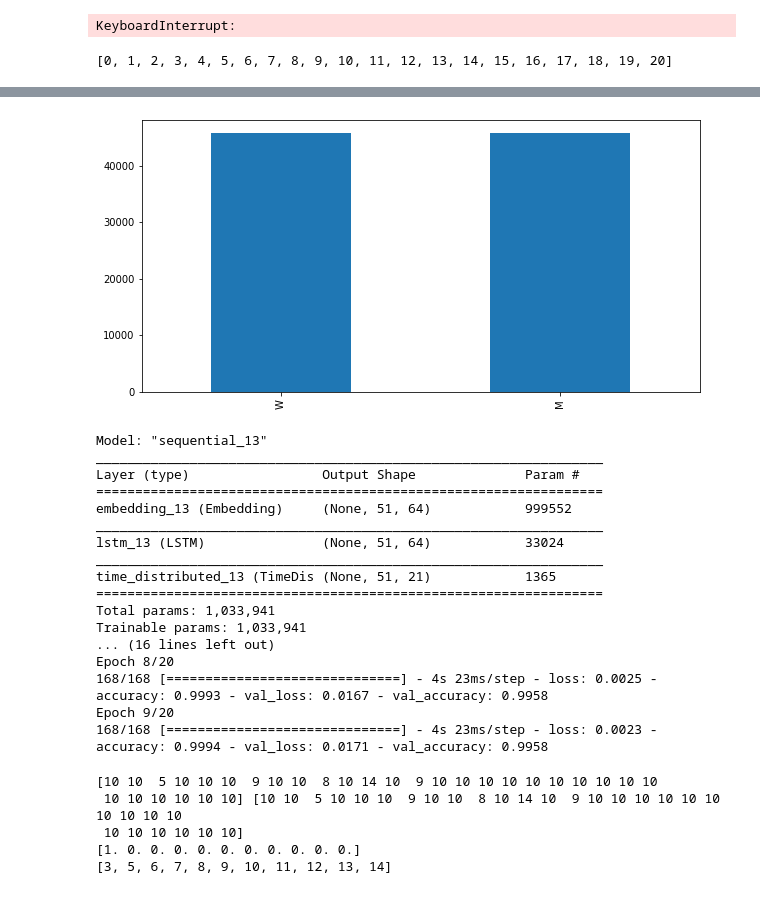
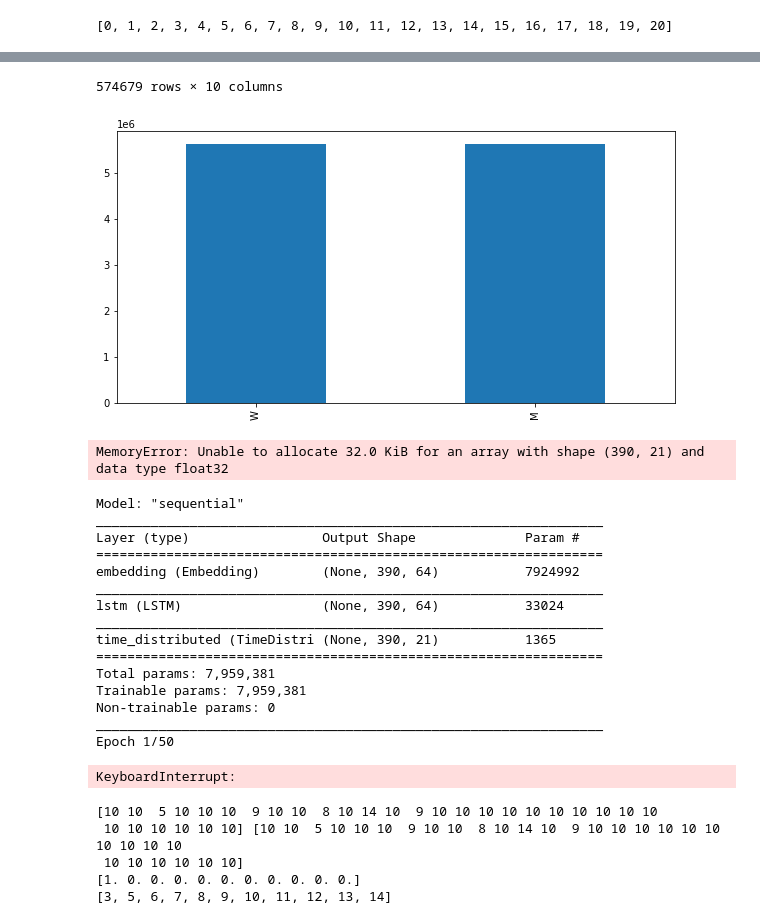
Before and after one commit to Lenschow-Fogh/Ezra, a Jupyter notebook: sentiment/models/words_multi_label_single_feature.ipynb, the cells around one changed output, grey strips where cells are left out. Drawn from its saved outputs; the diff is of its cells as text; code cells hidden in the pictures.

```diff
--- a/sentiment/models/words_multi_label_single_feature.ipynb
+++ b/sentiment/models/words_multi_label_single_feature.ipynb
@@ -1,7 +1,5 @@
 # %%
 import os
-os.environ['CUDA_VISIBLE_DEVICES'] = '-1'
-
 import pandas as pd
 import numpy as np
 from keras.preprocessing.sequence import pad_sequences
@@ -15,8 +13,6 @@ from sklearn.metrics import confusion_matrix
 import matplotlib.pyplot as plt
 from tensorflow.keras.utils import to_categorical
 from sklearn.metrics import classification_report
-# %% [output]
-KeyboardInterrupt:
 # %%
 pol_to_rep = {
   -1.0: 0,
@@ -69,7 +65,7 @@ rep_to_pol = {
 # %%
 import pandas as pd
 
-df = pd.read_json('../datasets/7_dataset_w_tags_SM.json')
+df = pd.read_json('../datasets/7_dataset_w_tags_and_stopwords.json')
 
 M, W = df["Gender"].value_counts()
 if M>W:
@@ -111,7 +107,7 @@ df = df.groupby(['Sentence #'],as_index=False)['Word', 'Lemma', 'Tag', 'POS', 'D
 
 print(polarity_range)
 
-df.head(10)
+df[2:]
 # %% [output]
 [0, 1, 2, 3, 4, 5, 6, 7, 8, 9, 10, 11, 12, 13, 14, 15, 16, 17, 18, 19, 20]
 |  | Sentence # | Word | Lemma | Tag | POS | Dep | Polarity | Sentiment | Polarity_rounded | ... |
@@ -128,4 +125,5 @@ df.head(10)
+574679 rows × 10 columns
-[figure, old version]
+[figure, new version]
 # %%
 tokens = df['Word_index'].tolist()
 polarities = df['Polarity_rounded'].tolist()
@@ -138,6 +136,8 @@ pad_polarities = pad_sequences(polarities, maxlen=max_length, dtype='int32', pad
 pad_polarities = [to_categorical(i, num_classes=len(pol_to_rep)) for i in pad_polarities]
 
 train_tokens, test_tokens, train_polarities, test_polarities = train_test_split(pad_tokens, pad_polarities, test_size=0.4, random_state=42)
+# %% [output]
+MemoryError: Unable to allocate 32.0 KiB for an array with shape (390, 21) and data type float32
 # %%
 import os
 import time
@@ -201,29 +201,28 @@ model.compile(loss='categorical_crossentropy', optimizer=adam, metrics=['accurac
 model.summary()
 
 lr_scheduler = tf.keras.callbacks.LearningRateScheduler(exponential_decay_fn)
-num_epochs = 20
+num_epochs = 50
 
 
 history = model.fit(train_tokens, np.array(train_polarities), epochs=num_epochs, callbacks =[earlystopping, lr_scheduler, tensorboard_cb], validation_split=0.2)
 model.save('classifiers/' + model_name + '/' + model_variant + '.h5')
 # %% [output]
-Model: "sequential_13"
+Model: "sequential"
 _________________________________________________________________
 Layer (type)                 Output Shape              Param #
 =================================================================
-embedding_13 (Embedding)     (None, 51, 64)            999552
+embedding (Embedding)        (None, 390, 64)           7924992
 _________________________________________________________________
-lstm_13 (LSTM)               (None, 51, 64)            33024
+lstm (LSTM)                  (None, 390, 64)           33024
 _________________________________________________________________
-time_distributed_13 (TimeDis (None, 51, 21)            1365
+time_distributed (TimeDistri (None, 390, 21)           1365
 =================================================================
-Total params: 1,033,941
-Trainable params: 1,033,941
-... (16 lines left out)
-Epoch 8/20
-168/168 [==============================] - 4s 23ms/step - loss: 0.0025 - accuracy: 0.9993 - val_loss: 0.0167 - val_accuracy: 0.9958
-Epoch 9/20
-168/168 [==============================] - 4s 23ms/step - loss: 0.0023 - accuracy: 0.9994 - val_loss: 0.0171 - val_accuracy: 0.9958
+Total params: 7,959,381
+Trainable params: 7,959,381
+Non-trainable params: 0
+_________________________________________________________________
+Epoch 1/50
+KeyboardInterrupt:
 # %%
 y_pred = model.predict(test_tokens)
 # %%
```
Also changed, not shown: parts of 2 cells of this notebook, 50 other files.
